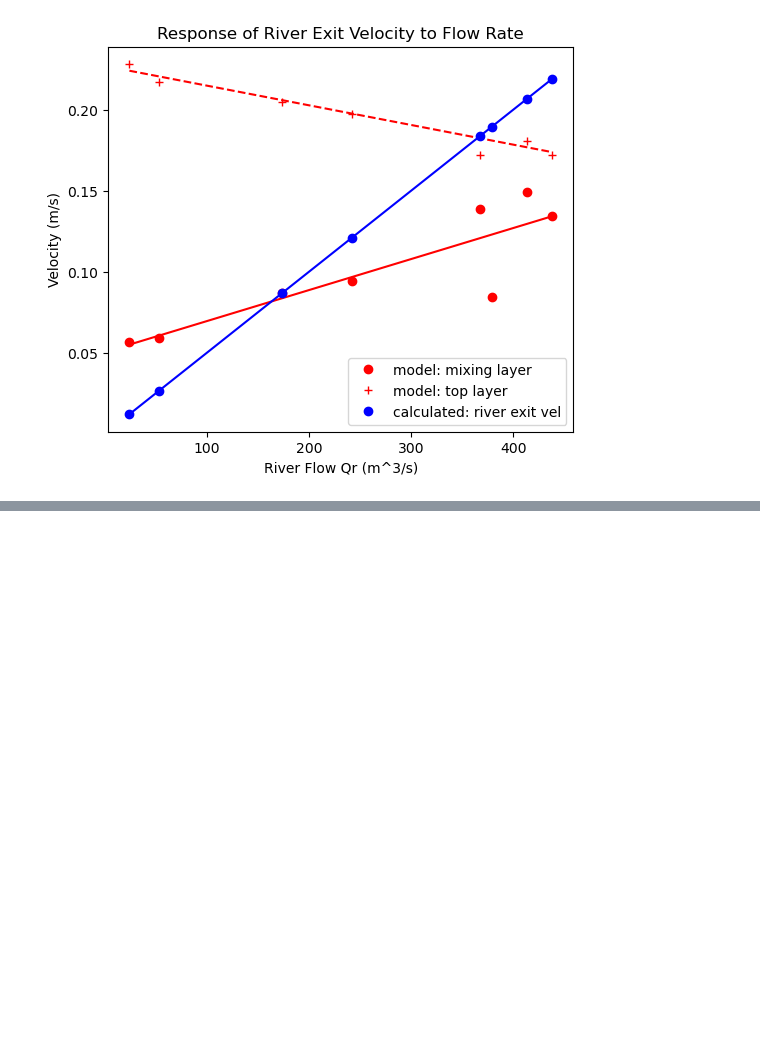
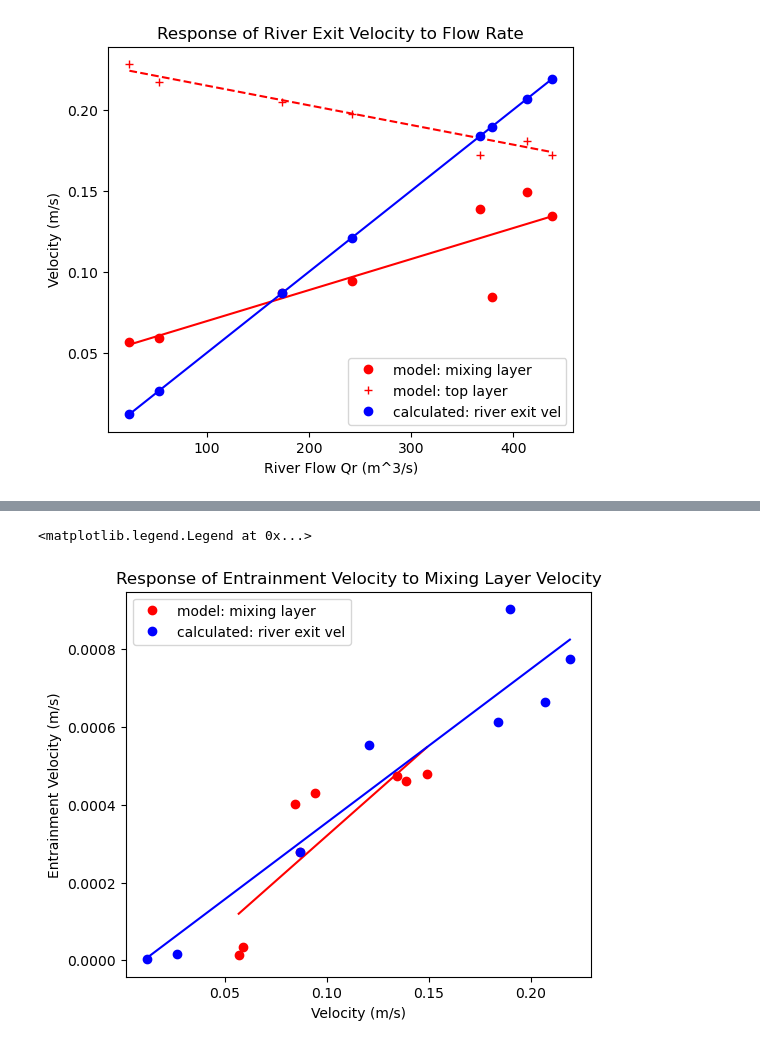
Before and after one commit to SalishSeaCast/analysis-cassidy, a Jupyter notebook: notebooks/civil541/sw_results_analysis.ipynb, the cells around one changed output, grey strips where cells are left out. Cells and saved outputs as stored; diff of their text form; code cells hidden in the pictures; blank space fills up the shorter version.

Commit message:
add entrainment calculation

```diff
--- a/notebooks/civil541/sw_results_analysis.ipynb
+++ b/notebooks/civil541/sw_results_analysis.ipynb
@@ -59,0 +119,3 @@ ax.legend()
+# %%
+def entrainment_vel(u_exit, h0, delta_x, S_top_prime, S_bot_prime, S_top, S_bot):
+    return ((u_exit * h0)/delta_x) * ((S_top_prime - S_top)/((S_bot + S_bot_prime)/2 - S_top_prime))
@@ -59,0 +129,9 @@ ax.legend()
+# %%
+deltax = 4400  # meters
+We = 3000  # meters, width of the estuary
+df['wE1'] = entrainment_vel(df['u_exit'], df['D_int'], deltax, df['S_top_mix'], df['S_bot_mix'], df['S_top'], df['S_bot'])
+df['wE2'] = entrainment_vel(-df['V_mix'], df['D_int'], deltax, df['S_top_mix'], df['S_bot_mix'], df['S_top'], df['S_bot'])
+
+df['Qe1'] = df['wE1'] * deltax * We
+df['Qe2'] = df['wE2'] * deltax * We
+df
@@ -59,0 +149,19 @@ ax.legend()
+# %%
+VmixwE2 = stats.linregress(-df['V_mix'], df['wE2'])
+uexitwE1 = stats.linregress(df['u_exit'], df['wE1'])
+
+fig, ax = plt.subplots(1, 1, figsize=(6, 5))
+
+ax.plot(-df['V_mix'], df['wE2'],'ro',label='model: mixing layer')
+ax.plot(-df['V_mix'].sort_values(ascending=True), VmixwE2.intercept + VmixwE2.slope * -df['V_mix'].sort_values(ascending=True), 'r')
+
+ax.plot(df['u_exit'], df['wE1'],'bo',label='calculated: river exit vel')
+ax.plot(df['u_exit'].sort_values(ascending=True), uexitwE1.intercept + uexitwE1.slope * df['u_exit'].sort_values(ascending=True), 'b')
+
+ax.set_xlabel('Velocity (m/s)')
+ax.set_ylabel('Entrainment Velocity (m/s)')
+ax.set_title('Response of Entrainment Velocity to Mixing Layer Velocity')
+ax.legend()
+# %% [output]
+<matplotlib.legend.Legend at 0x...>
+[figure, added]
```
Also changed, not shown: parts of 6 cells of this notebook.
